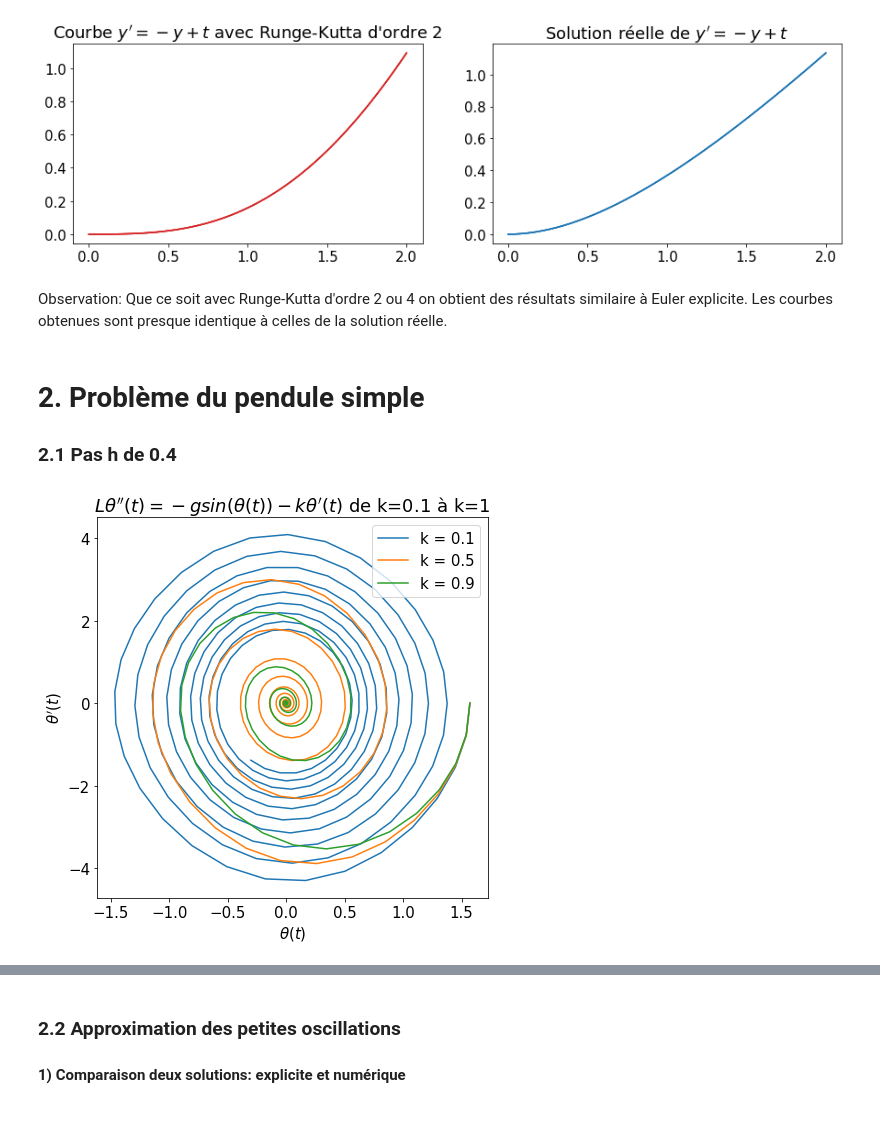
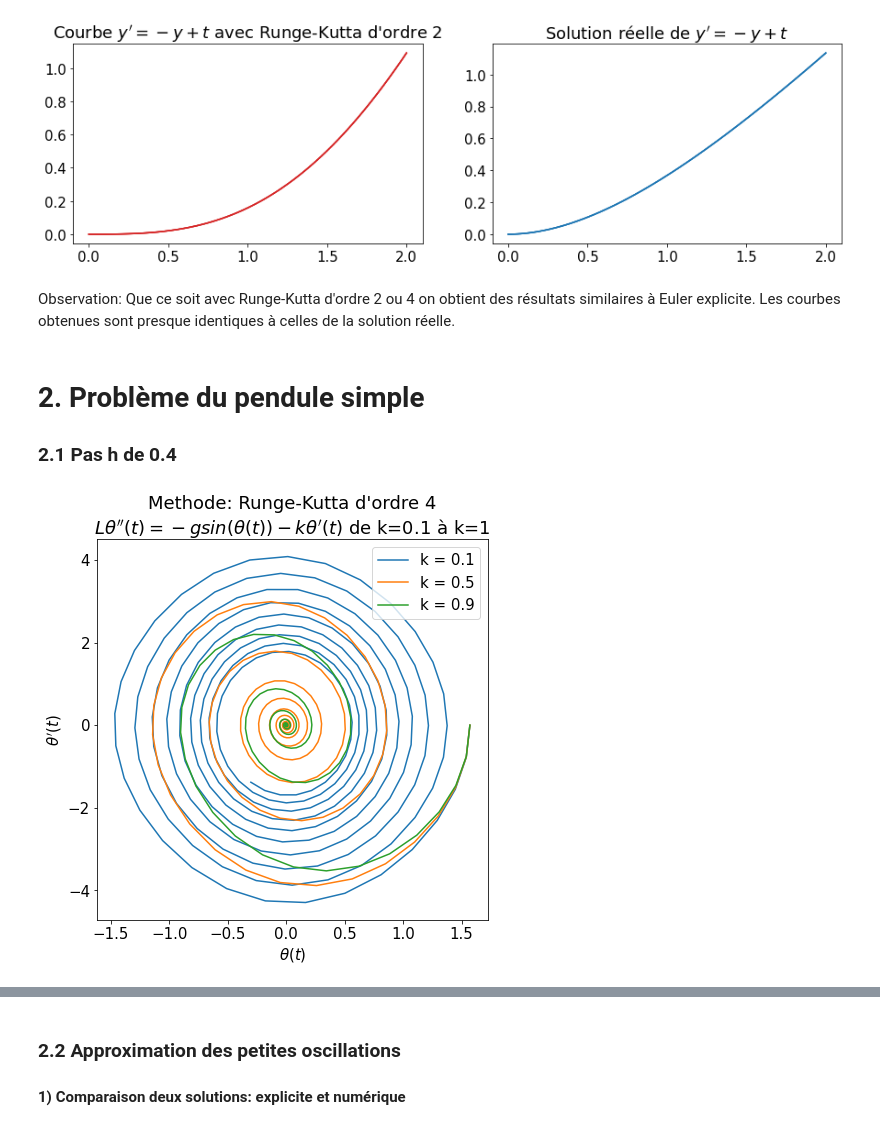
Before and after one commit to PhantHive/edo-curves, a Jupyter notebook: projet.ipynb, the cells around one changed output, grey strips where cells are left out. Saved outputs shown, nothing was run; the diff lists cells and outputs as text; code cells hidden in the pictures.

```diff
--- a/projet.ipynb
+++ b/projet.ipynb
@@ -18,6 +18,9 @@ Création des méthodes Euler explicite et des methodes de Runge-Kutta d'ordre 2
 Création de la classe Resolve pour résoudre l'équation différentielle.
 On utilise la méthode Kutta.
 # %%
+from scipy.integrate import odeint
+
+
 class Resolve:
 
 
@@ -122,6 +125,12 @@ class Resolve:
             Y.append(y_n)
 
         return self.t, np.array(Y)
+
+
+    def edo_solver(self):
+
+        Y = odeint(self.f, self.y0, self.t)
+        return Y
 # %% [markdown]
 ### 1.2 Problème de Cauchy
 
@@ -272,7 +281,7 @@ axs[1].set_title("Solution réelle de $y' = - y + t$")
 Text(0.5, 1.0, "Solution réelle de $y' = - y + t$")
 [figure]
 # %% [markdown]
-Observation: Que ce soit avec Runge-Kutta d'ordre 2 ou 4 on obtient des résultats similaire à Euler explicite. Les courbes obtenues sont presque identique à celles de la solution réelle.
+Observation: Que ce soit avec Runge-Kutta d'ordre 2 ou 4 on obtient des résultats similaires à Euler explicite. Les courbes obtenues sont presque identiques à celles de la solution réelle.
 # %% [markdown]
 # 2. Problème du pendule simple
 
@@ -280,19 +289,20 @@ Observation: Que ce soit avec Runge-Kutta d'ordre 2 ou 4 on obtient des résulta
 # %%
 plt.rcParams.update({'font.size': 15})
 
 plt.figure(figsize=(7, 7))
 for k in np.arange(0.1, 1, step):
     res = Resolve(1, 0, 20, 250, k, "pendule")
     t, Y = res.kutta4()
     plt.plot(Y[:, 0], Y[:, 1], label=f"k = {k}")
 
 plt.ylabel("$\\theta^\prime(t)$")
 plt.xlabel("$\\theta(t)$")
 plt.legend()
-plt.title("$ \\it{L \\theta''(t) = -gsin(\\theta(t)) - k\\theta'(t)} $ de k=0.1 à k=1")
+plt.title("Methode: Runge-Kutta d'ordre 4"
+          "\n$ \\it{L \\theta''(t) = -gsin(\\theta(t)) - k\\theta'(t)} $ de k=0.1 à k=1")
 plt.show()
 # %% [output]
-[figure, old version]
+[figure, new version]
 # %%
 plt.figure(figsize=(7, 7))
 for k in np.arange(0.1, 1, step):
```
Also changed, not shown: parts of 12 cells of this notebook, 3 other files.
